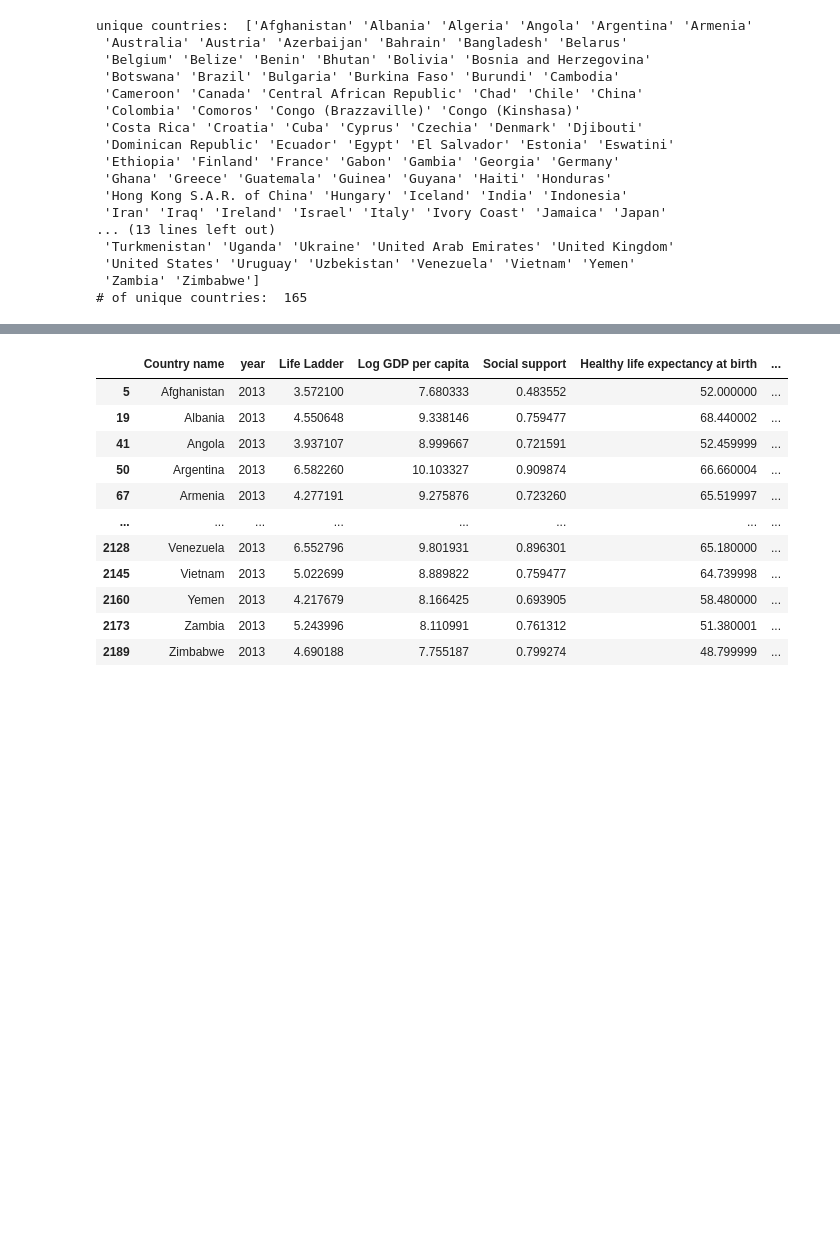
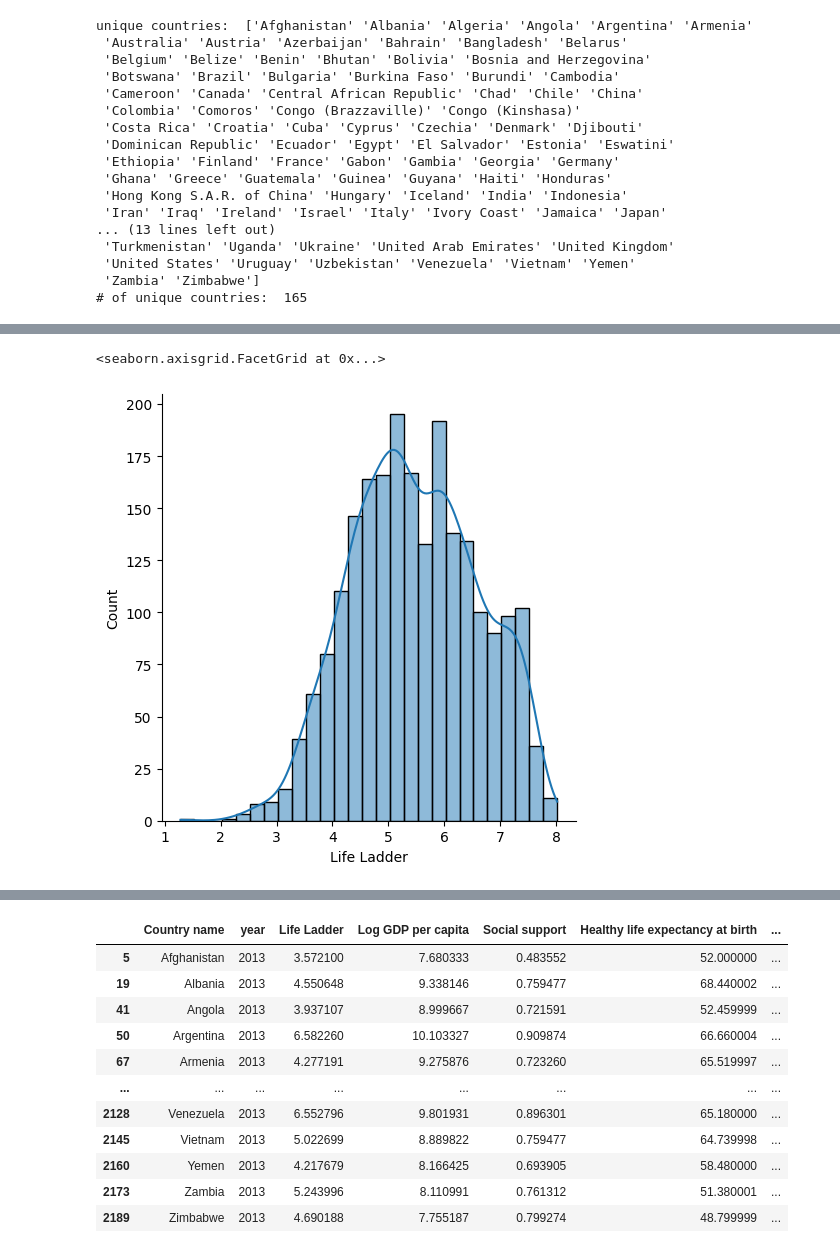
Before and after one commit to USFCA-CS663-Spring2024/happiness-lawrenceslng, a Jupyter notebook: Happiness - Assignment 1 - CS 663 (Machine Learning).ipynb, the cells around one changed output, grey strips where cells are left out. Cells and saved outputs as stored; diff of their text form; code cells hidden in the pictures; blank space fills up the shorter version.

Commit message:
added some graphs and starting analysis on 2 + 3

```diff
--- a/Happiness - Assignment 1 - CS 663 (Machine Learning).ipynb
+++ b/Happiness - Assignment 1 - CS 663 (Machine Learning).ipynb
@@ -97,0 +121,5 @@ unique countries:  ['Afghanistan' 'Albania' 'Algeria' 'Angola' 'Argentina' 'Arme
+# %%
+sns.displot(happiness_df['Life Ladder'], kde=True)
+# %% [output]
+<seaborn.axisgrid.FacetGrid at 0x...>
+[figure, added]
```
Also changed, not shown: parts of 17 cells of this notebook.
